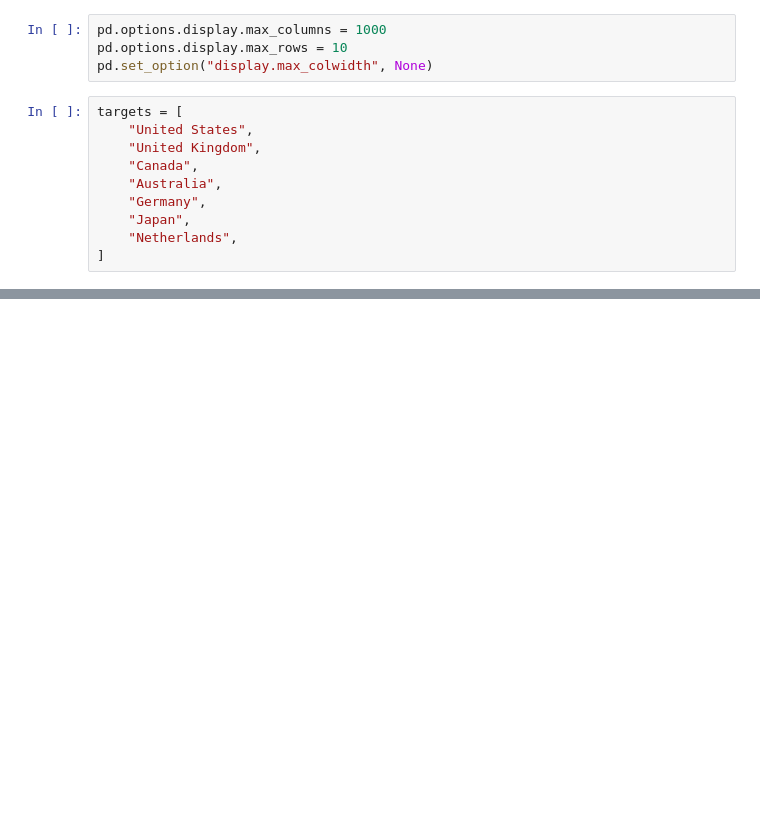
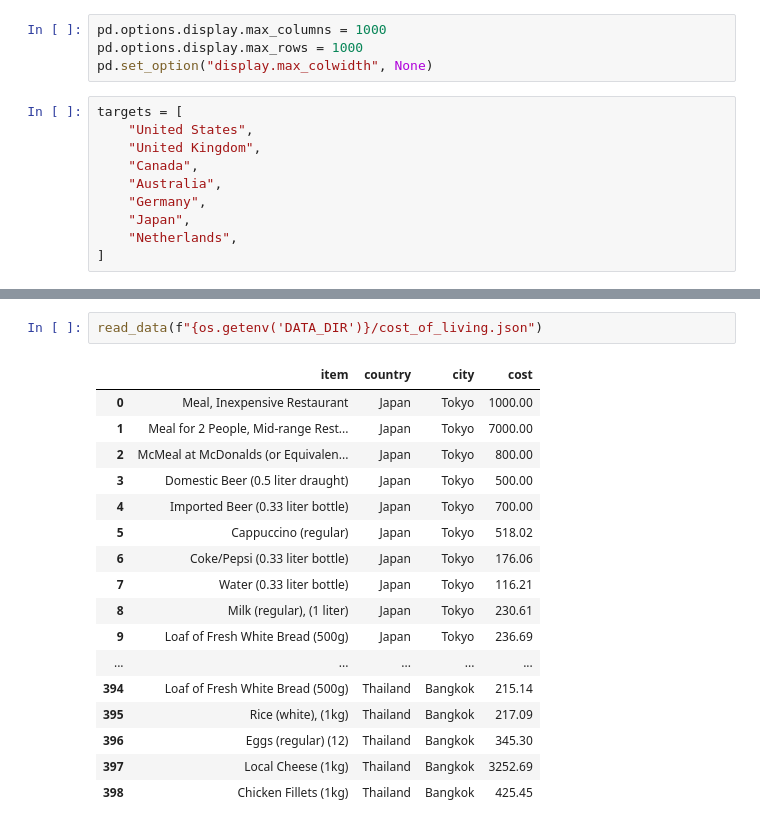
Before and after one commit to yoichiojima-2/migrate, a Jupyter notebook: explore/explore/playground.ipynb, the cells around one changed output, grey strips where cells are left out. Drawn from its saved outputs; the diff is of its cells as text; blank space fills up the shorter version.

Commit message:
update data

```diff
--- a/explore/explore/playground.ipynb
+++ b/explore/explore/playground.ipynb
@@ -8,7 +7,7 @@ from pprint import pprint
 os.environ["DATA_DIR"] = str(Path().cwd().parent.parent / "data")
 # %%
 pd.options.display.max_columns = 1000
-pd.options.display.max_rows = 10
+pd.options.display.max_rows = 1000
 pd.set_option("display.max_colwidth", None)
 # %%
 targets = [
@@ -89,0 +51,20 @@ df[
+# %%
+read_data(f"{os.getenv('DATA_DIR')}/cost_of_living.json")
+# %% [output]
+|  | item | country | city | cost |
+| 0 | Meal, Inexpensive Restaurant | Japan | Tokyo | 1000.00 |
+| 1 | Meal for 2 People, Mid-range Rest... | Japan | Tokyo | 7000.00 |
+| 2 | McMeal at McDonalds (or Equivalen... | Japan | Tokyo | 800.00 |
+| 3 | Domestic Beer (0.5 liter draught) | Japan | Tokyo | 500.00 |
+| 4 | Imported Beer (0.33 liter bottle) | Japan | Tokyo | 700.00 |
+| 5 | Cappuccino (regular) | Japan | Tokyo | 518.02 |
+| 6 | Coke/Pepsi (0.33 liter bottle) | Japan | Tokyo | 176.06 |
+| 7 | Water (0.33 liter bottle) | Japan | Tokyo | 116.21 |
+| 8 | Milk (regular), (1 liter) | Japan | Tokyo | 230.61 |
+| 9 | Loaf of Fresh White Bread (500g) | Japan | Tokyo | 236.69 |
+| ... | ... | ... | ... | ... |
+| 394 | Loaf of Fresh White Bread (500g) | Thailand | Bangkok | 215.14 |
+| 395 | Rice (white), (1kg) | Thailand | Bangkok | 217.09 |
+| 396 | Eggs (regular) (12) | Thailand | Bangkok | 345.30 |
+| 397 | Local Cheese (1kg) | Thailand | Bangkok | 3252.69 |
+| 398 | Chicken Fillets (1kg) | Thailand | Bangkok | 425.45 |
```
Also changed, not shown: parts of 4 cells of this notebook, 18 other files.
